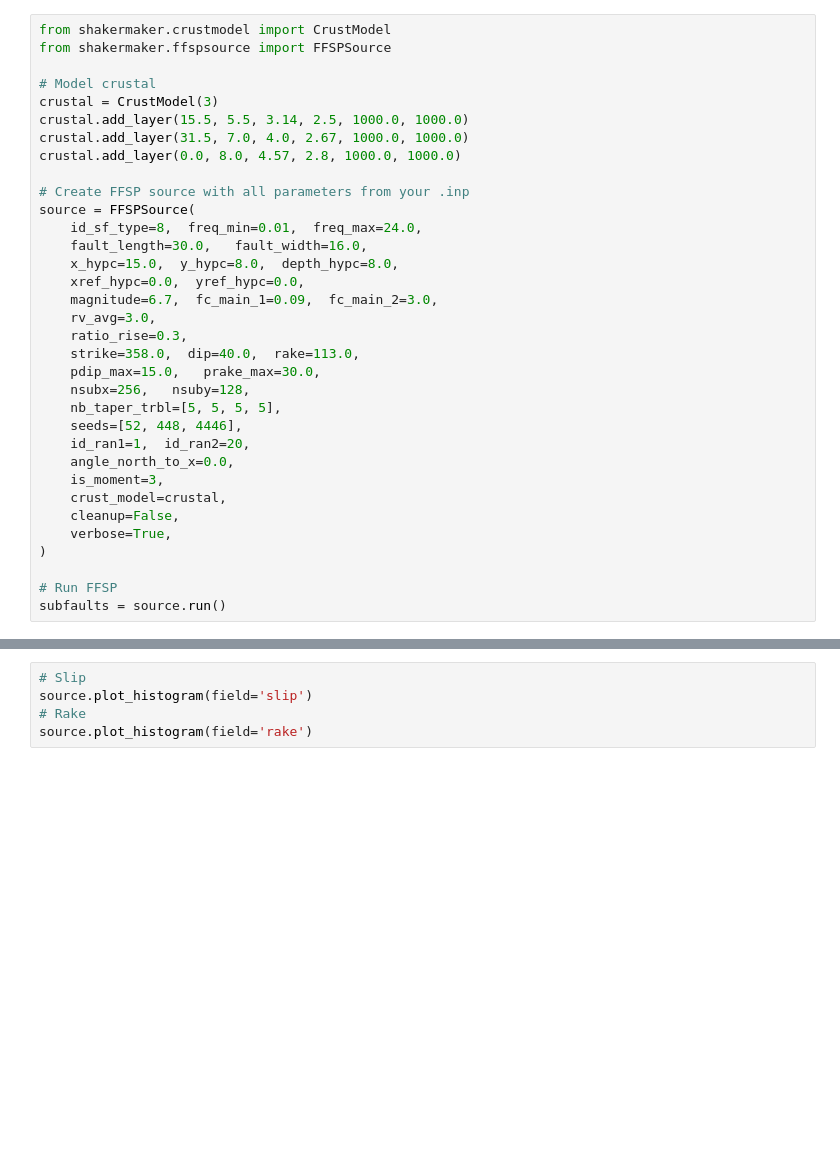
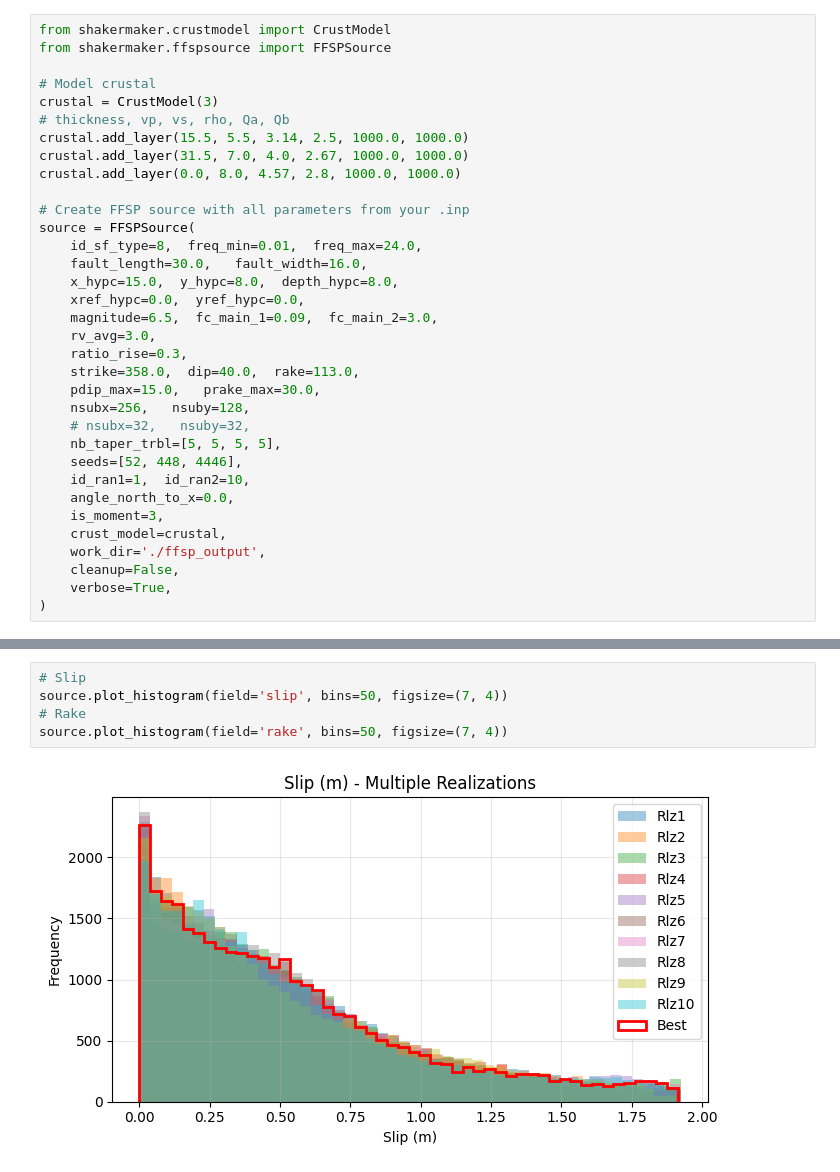
Before and after one commit to ppalacios92/ShakerMaker, a Jupyter notebook: examples/example_FFSP.ipynb, the cells around one changed output, grey strips where cells are left out. Cells and saved outputs as stored; diff of their text form; blank space fills up the shorter version.

Commit message:
update example FFSP

```diff
--- a/examples/example_FFSP.ipynb
+++ b/examples/example_FFSP.ipynb
@@ -4,6 +4,7 @@ from shakermaker.ffspsource import FFSPSource
 
 # Model crustal
 crustal = CrustModel(3)
+# thickness, vp, vs, rho, Qa, Qb
 crustal.add_layer(15.5, 5.5, 3.14, 2.5, 1000.0, 1000.0)
 crustal.add_layer(31.5, 7.0, 4.0, 2.67, 1000.0, 1000.0)
 crustal.add_layer(0.0, 8.0, 4.57, 2.8, 1000.0, 1000.0)
@@ -14,21 +15,20 @@ source = FFSPSource(
     fault_length=30.0,   fault_width=16.0,
     x_hypc=15.0,  y_hypc=8.0,  depth_hypc=8.0,
     xref_hypc=0.0,  yref_hypc=0.0,
-    magnitude=6.7,  fc_main_1=0.09,  fc_main_2=3.0,
+    magnitude=6.5,  fc_main_1=0.09,  fc_main_2=3.0,
     rv_avg=3.0,
     ratio_rise=0.3,
     strike=358.0,  dip=40.0,  rake=113.0,
     pdip_max=15.0,   prake_max=30.0,
     nsubx=256,   nsuby=128,
+    # nsubx=32,   nsuby=32,
     nb_taper_trbl=[5, 5, 5, 5],
     seeds=[52, 448, 4446],
-    id_ran1=1,  id_ran2=20,
+    id_ran1=1,  id_ran2=10,
     angle_north_to_x=0.0,
     is_moment=3,
     crust_model=crustal,
+    work_dir='./ffsp_output',
     cleanup=False,
     verbose=True,
 )
-
-# Run FFSP
-subfaults = source.run()
@@ -38,5 +56,7 @@ Running FFSP...
 # %%
 # Slip
-source.plot_histogram(field='slip')
+source.plot_histogram(field='slip', bins=50, figsize=(7, 4))
 # Rake
-source.plot_histogram(field='rake')
+source.plot_histogram(field='rake', bins=50, figsize=(7, 4))
+# %% [output]
+[figure, added]
```
Also changed, not shown: parts of 10 cells of this notebook.
